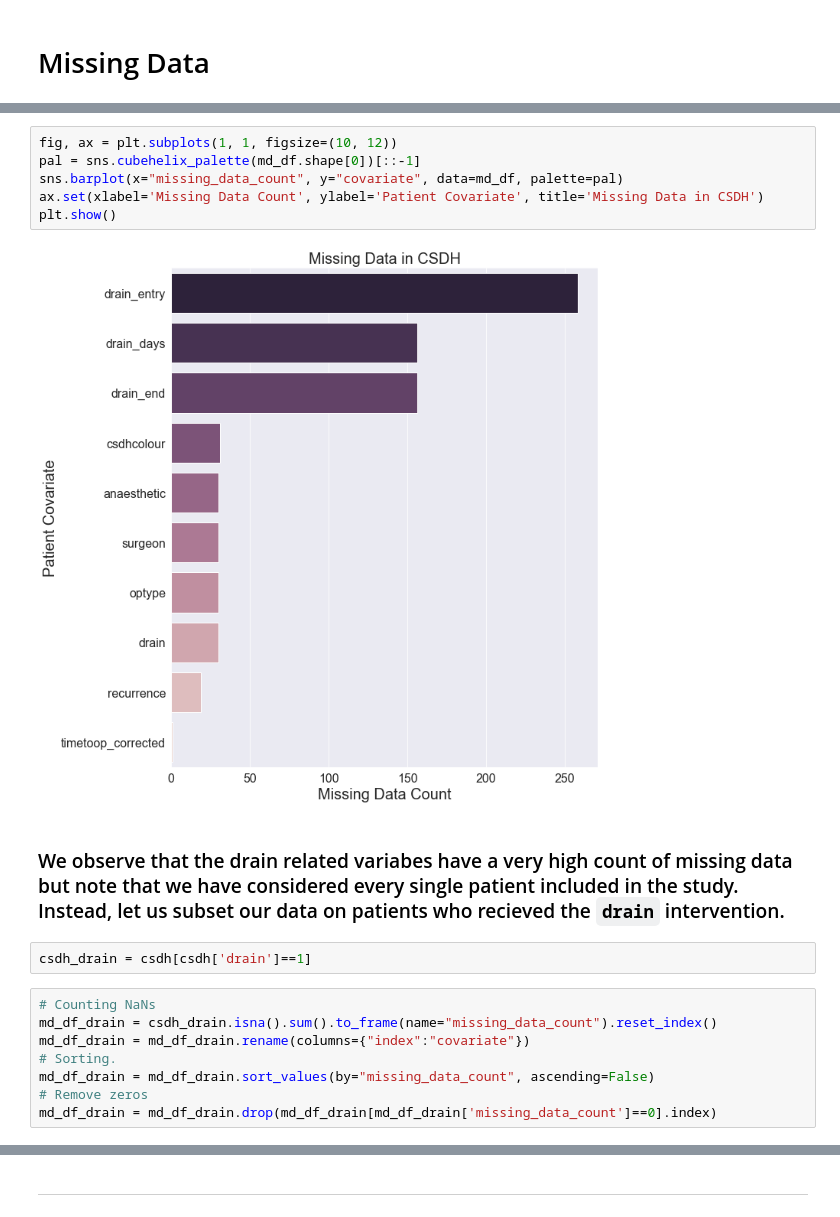
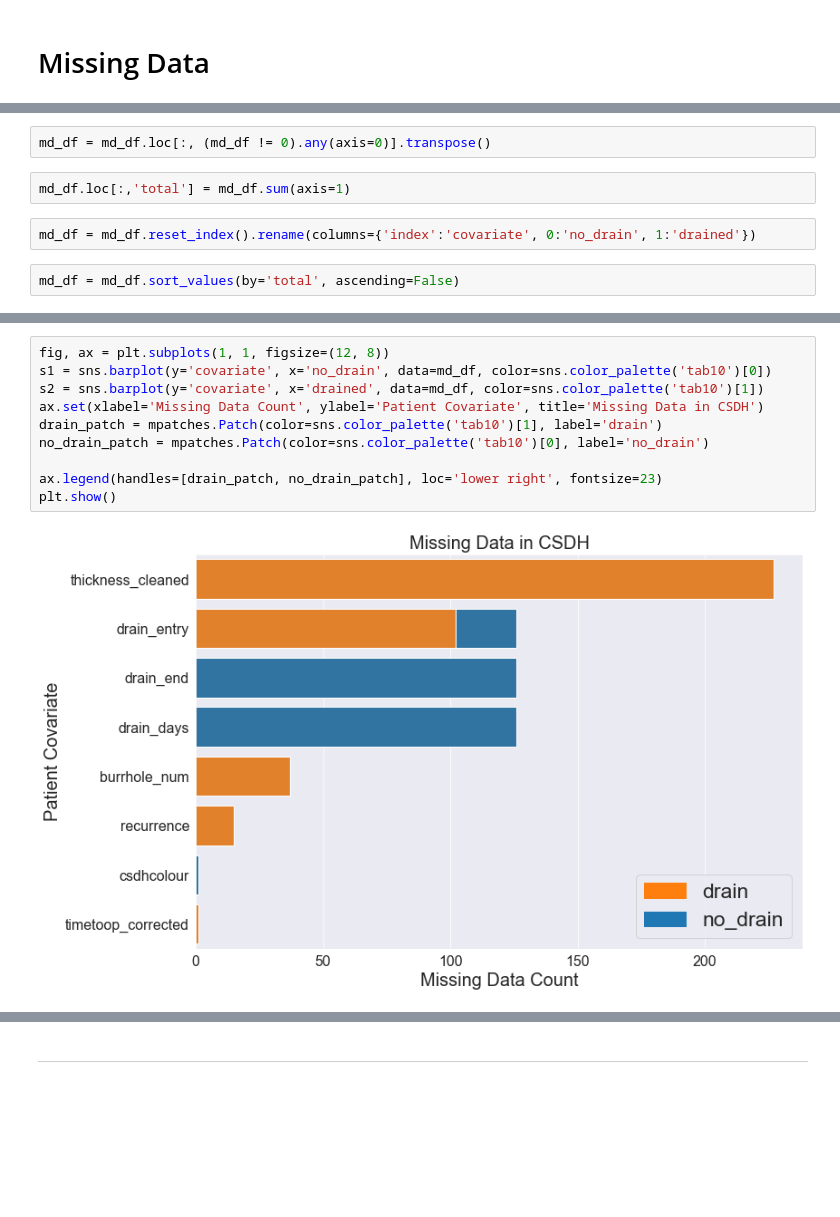
Before and after one commit to c-abbott/surviving-the-icu, a Jupyter notebook: notebooks/csdh_eda.ipynb, the cells around one changed output, grey strips where cells are left out. Cells and saved outputs as stored; diff of their text form; blank space fills up the shorter version.

Commit message:
Updated missing data fig

```diff
--- a/notebooks/csdh_eda.ipynb
+++ b/notebooks/csdh_eda.ipynb
@@ -122,3 +138,11 @@ md_df = md_df.drop(md_df[md_df['missing_data_count']==0].index)
+# %%
+md_df = md_df.loc[:, (md_df != 0).any(axis=0)].transpose()
+# %%
+md_df.loc[:,'total'] = md_df.sum(axis=1)
+# %%
+md_df = md_df.reset_index().rename(columns={'index':'covariate', 0:'no_drain', 1:'drained'})
+# %%
+md_df = md_df.sort_values(by='total', ascending=False)
 # %%
 md_df
 # %% [output]
@@ -136,20 +158,12 @@ md_df
 # %%
-fig, ax = plt.subplots(1, 1, figsize=(10, 12))
-pal = sns.cubehelix_palette(md_df.shape[0])[::-1]
-sns.barplot(x="missing_data_count", y="covariate", data=md_df, palette=pal)
+fig, ax = plt.subplots(1, 1, figsize=(12, 8))
+s1 = sns.barplot(y='covariate', x='no_drain', data=md_df, color=sns.color_palette('tab10')[0])
+s2 = sns.barplot(y='covariate', x='drained', data=md_df, color=sns.color_palette('tab10')[1])
 ax.set(xlabel='Missing Data Count', ylabel='Patient Covariate', title='Missing Data in CSDH')
+drain_patch = mpatches.Patch(color=sns.color_palette('tab10')[1], label='drain')
+no_drain_patch = mpatches.Patch(color=sns.color_palette('tab10')[0], label='no_drain')
+
+ax.legend(handles=[drain_patch, no_drain_patch], loc='lower right', fontsize=23)
 plt.show()
 # %% [output]
-[figure, old version]
+[figure, new version]
-# %% [markdown]
-### We observe that the drain related variabes have a very high count of missing data but note that we have considered every single patient included in the study. Instead, let us subset our data on patients who recieved the `drain` intervention.
-# %%
-csdh_drain = csdh[csdh['drain']==1]
-# %%
-# Counting NaNs
-md_df_drain = csdh_drain.isna().sum().to_frame(name="missing_data_count").reset_index()
-md_df_drain = md_df_drain.rename(columns={"index":"covariate"})
-# Sorting.
-md_df_drain = md_df_drain.sort_values(by="missing_data_count", ascending=False)
-# Remove zeros
-md_df_drain = md_df_drain.drop(md_df_drain[md_df_drain['missing_data_count']==0].index)
```
Also changed, not shown: parts of 18 cells of this notebook, 1 other file.
